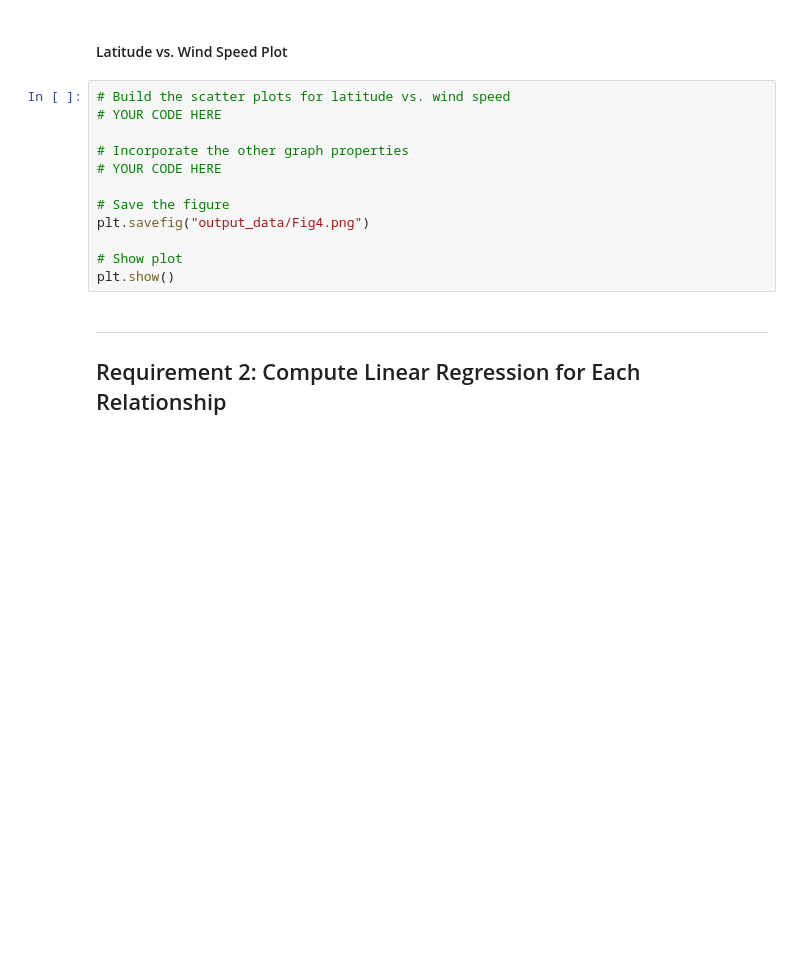
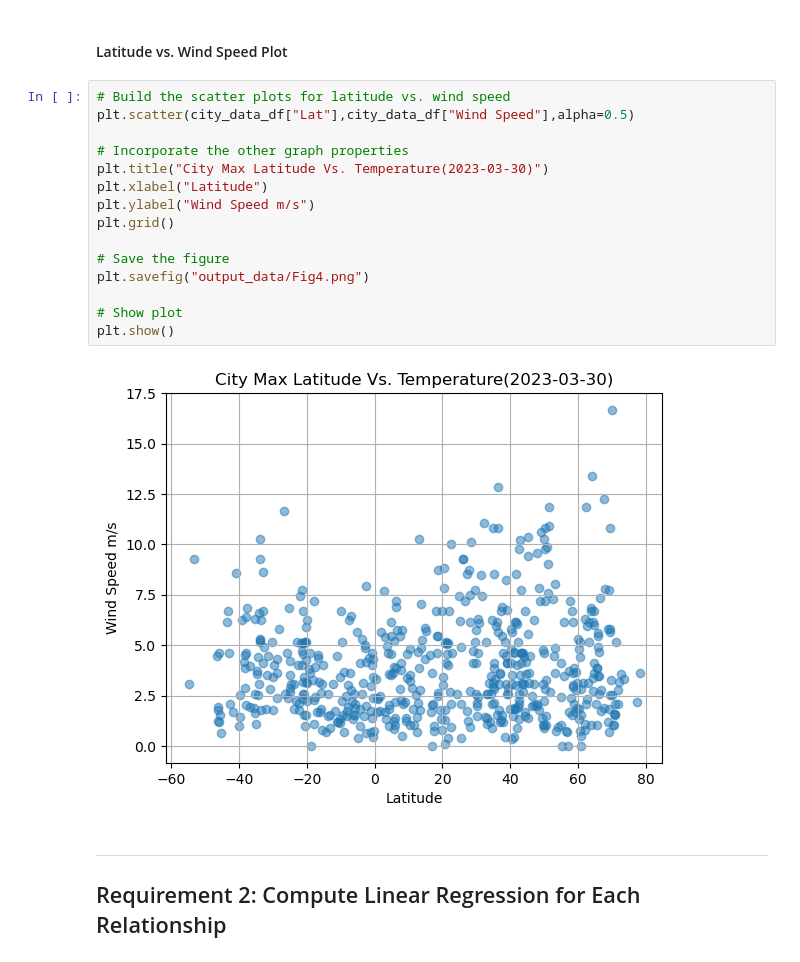
Before and after one commit to john7john/python-api-challenge, a Jupyter notebook: WeatherPy/WeatherPy.ipynb, the cells around one changed output. Drawn from its saved outputs; the diff is of its cells as text; blank space fills up the shorter version.

```diff
--- a/WeatherPy/WeatherPy.ipynb
+++ b/WeatherPy/WeatherPy.ipynb
@@ -241,16 +257,21 @@ plt.show()
 #### Latitude vs. Wind Speed Plot
 # %%
 # Build the scatter plots for latitude vs. wind speed
-# YOUR CODE HERE
+plt.scatter(city_data_df["Lat"],city_data_df["Wind Speed"],alpha=0.5)
 
 # Incorporate the other graph properties
-# YOUR CODE HERE
+plt.title("City Max Latitude Vs. Temperature(2023-03-30)")
+plt.xlabel("Latitude")
+plt.ylabel("Wind Speed m/s")
+plt.grid()
 
 # Save the figure
 plt.savefig("output_data/Fig4.png")
 
 # Show plot
 plt.show()
+# %% [output]
+[figure, added]
 # %% [markdown]
 ---
 
```
Also changed, not shown: parts of 3 cells of this notebook, 4 other files.
